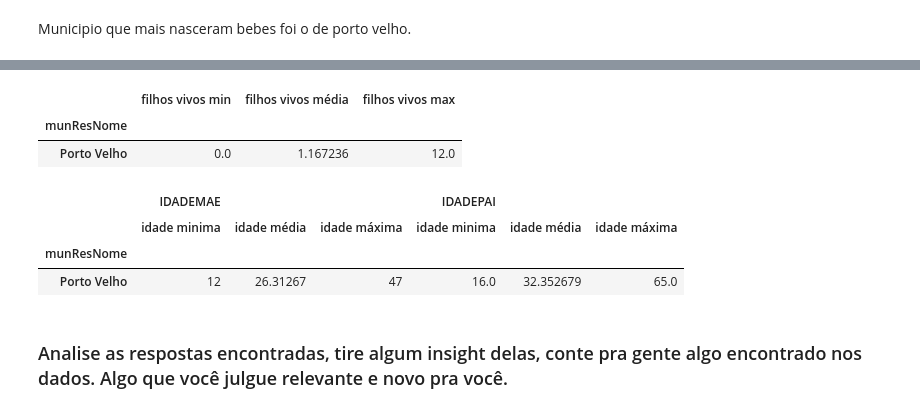
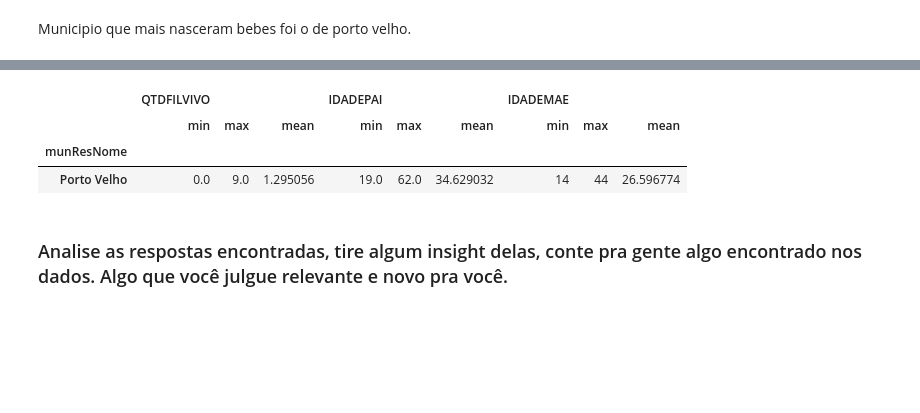
Before and after one commit to AndersonGehring/exercicios_modulo_09, a Jupyter notebook: Mod9Tarefa1.ipynb, the cells around one changed output, grey strips where cells are left out. Saved outputs shown, nothing was run; the diff lists cells and outputs as text; code cells hidden in the pictures; blank space fills up the shorter version.

```diff
--- a/Mod9Tarefa1.ipynb
+++ b/Mod9Tarefa1.ipynb
@@ -137,3 +133,6 @@ sinasc_mun_menos.agg([('idade minima', 'min'), ('idade média', 'mean'), ('idade
     - qual a idade media, maxima, minima dos pais nesse municipio?
 # %% [markdown]
 Municipio que mais nasceram bebes foi o de porto velho.
+# %%
+sinasc_raw['DTNASC'] = pd.to_datetime(sinasc_raw['DTNASC'])
+marco = sinasc_raw[sinasc_raw['DTNASC'].dt.month == 3]
@@ -140,8 +149,9 @@ Municipio que mais nasceram bebes foi o de porto velho.
 # %%
-sinasc_filhos_vivos = sinasc_raw[sinasc_raw['munResNome'] == 'Porto Velho'].groupby('munResNome')['QTDFILVIVO']
+marco.loc[marco['munResNome'] == 'Porto Velho'].groupby('munResNome')[['QTDFILVIVO', 'IDADEPAI',
+                                                                      'IDADEMAE']].agg(['min',
+                                                                                       'max', 'mean'])
+# %% [output]
+|  | QTDFILVIVO |  |  | IDADEPAI |  |  | IDADEMAE |  |  |
+|  | min | max | mean | min | max | mean | min | max | mean |
+| munResNome |  |  |  |  |  |  |  |  |  |
+| Porto Velho | 0.0 | 9.0 | 1.295056 | 19.0 | 62.0 | 34.629032 | 14 | 44 | 26.596774 |
-# %%
-sinasc_filhos_vivos.agg([('filhos vivos min', 'min'), ('filhos vivos média', 'mean'), ('filhos vivos max', 'max')])
-# %% [output]
-|  | filhos vivos min | filhos vivos média | filhos vivos max |
-| munResNome |  |  |  |
-| Porto Velho | 0.0 | 1.167236 | 12.0 |
@@ -150,10 +158,3 @@ sinasc_mun_PV = sinasc_raw[sinasc_raw['munResNome'] == 'Porto Velho'].groupby('m
-# %%
-sinasc_mun_PV.agg([('idade minima', 'min'), ('idade média', 'mean'), ('idade máxima', 'max')])
-# %% [output]
-|  | IDADEMAE |  |  | IDADEPAI |  |  |
-|  | idade minima | idade média | idade máxima | idade minima | idade média | idade máxima |
-| munResNome |  |  |  |  |  |  |
-| Porto Velho | 12 | 26.31267 | 47 | 16.0 | 32.352679 | 65.0 |
 # %% [markdown]
 ### Analise as respostas encontradas, tire algum insight delas, conte pra gente algo encontrado nos dados. Algo que você julgue relevante e novo pra você.
 # %% [markdown]
```
Also changed, not shown: parts of 5 cells of this notebook.
